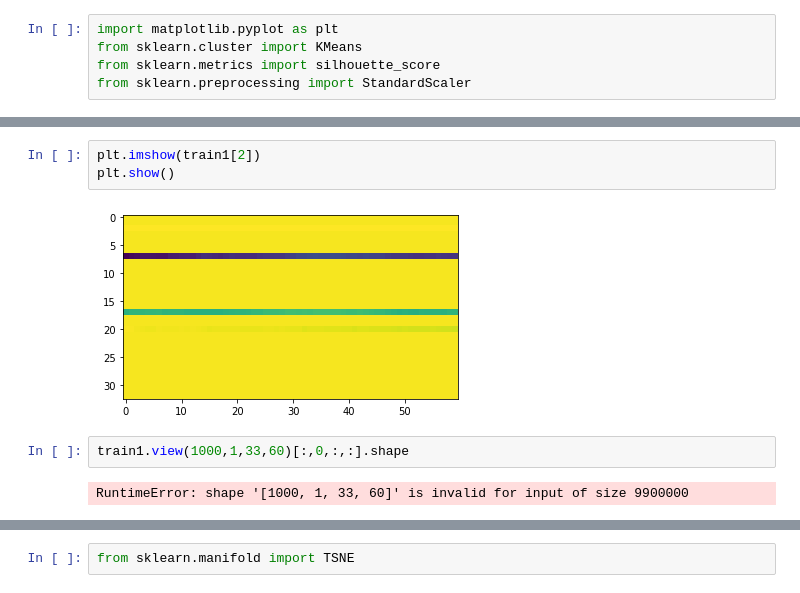
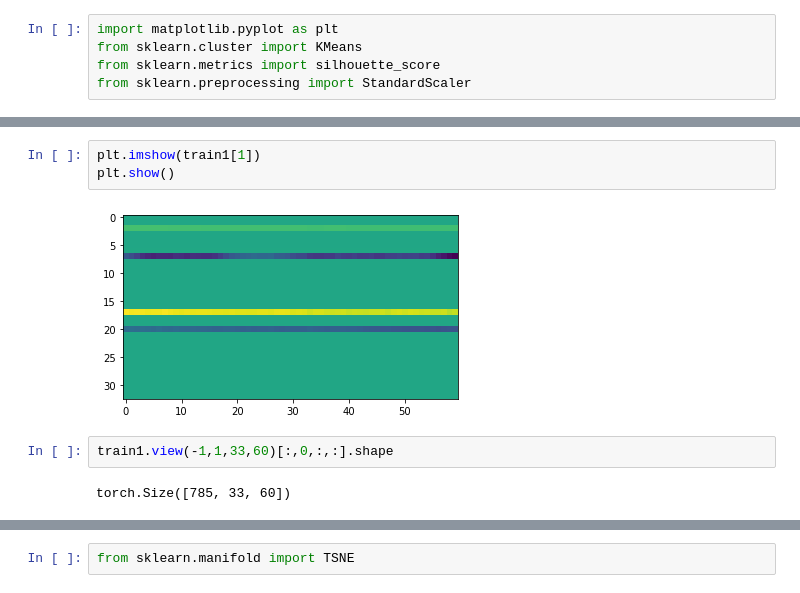
Before and after one commit to RobJohnson459/DeepLearningSolarFlares, a Jupyter notebook: kmeans.ipynb, the cells around one changed output, grey strips where cells are left out. Cells and saved outputs as stored; diff of their text form.

```diff
--- a/kmeans.ipynb
+++ b/kmeans.ipynb
@@ -207,10 +134,10 @@ plt.show()
 # %%
-plt.imshow(train1[2])
+plt.imshow(train1[1])
 plt.show()
 # %% [output]
-[figure, old version]
+[figure, new version]
 # %%
-train1.view(1000,1,33,60)[:,0,:,:].shape
+train1.view(-1,1,33,60)[:,0,:,:].shape
 # %% [output]
-RuntimeError: shape '[1000, 1, 33, 60]' is invalid for input of size 9900000
+torch.Size([785, 33, 60])
 # %%
```
Also changed, not shown: parts of 28 cells of this notebook.
